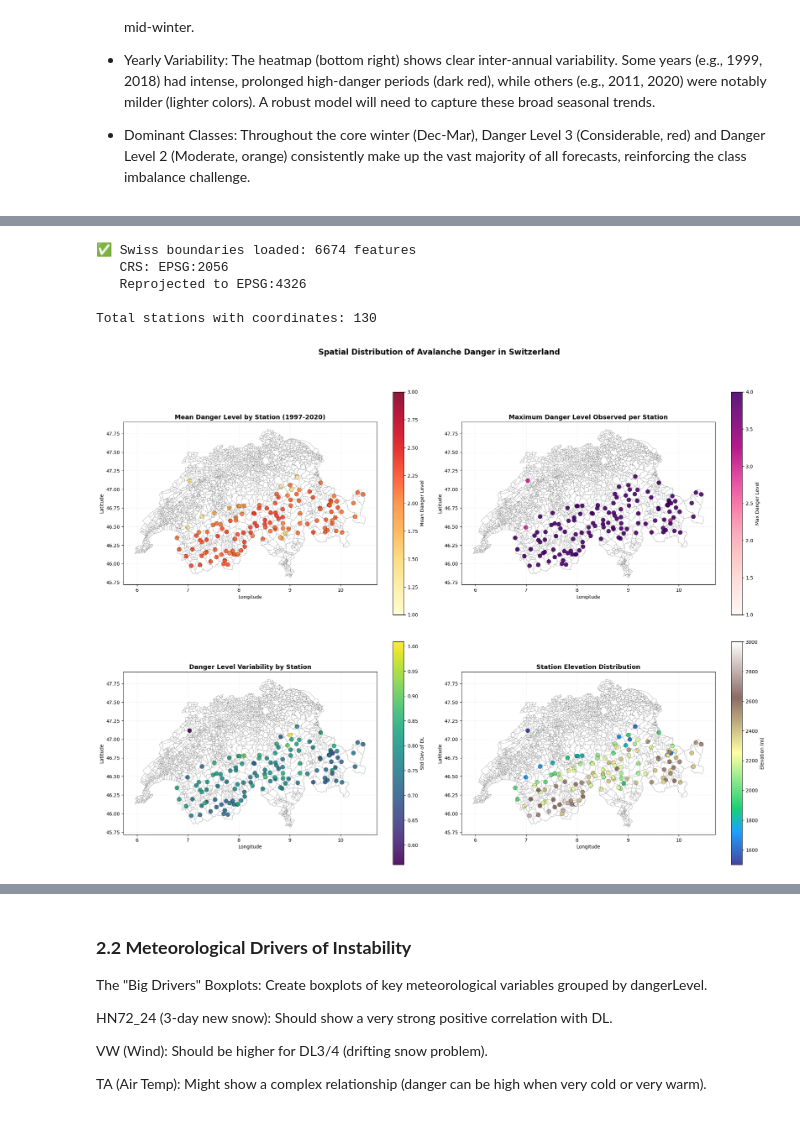
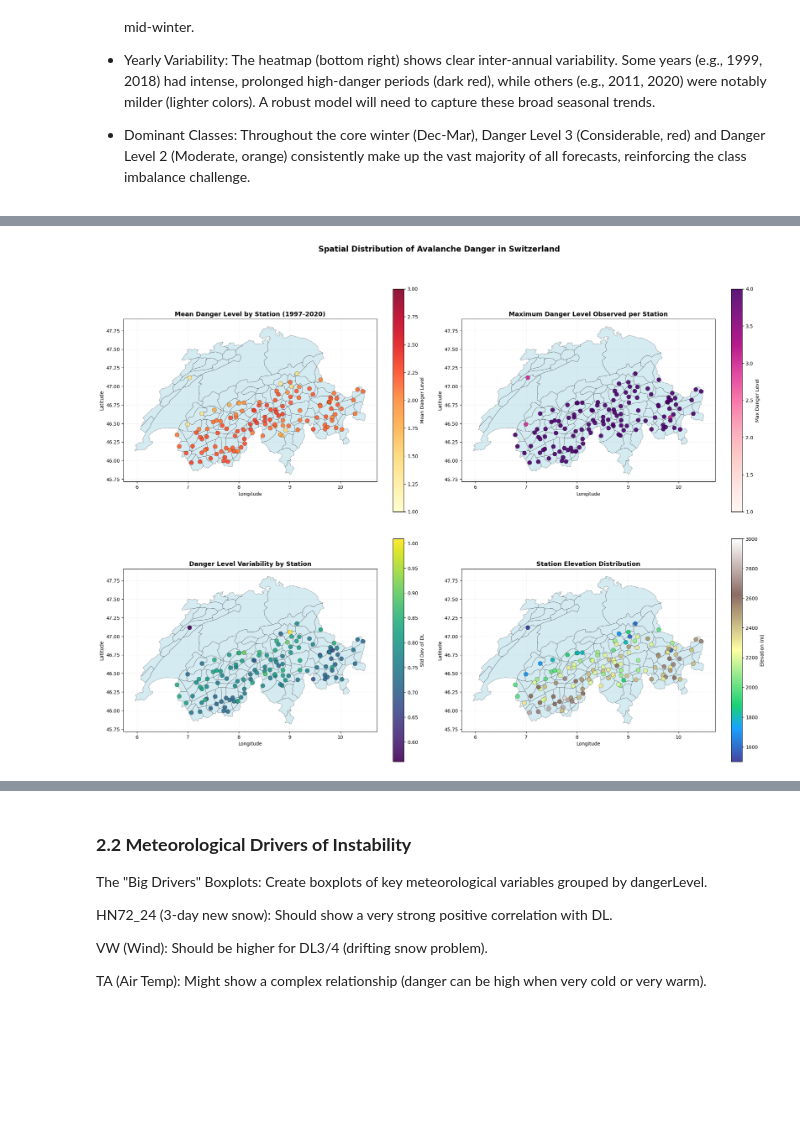
Before and after one commit to FPfenniger/AvalancheRiskProject, a Jupyter notebook: 2_EDA.ipynb, the cells around one changed output, grey strips where cells are left out. Saved outputs shown, nothing was run; the diff lists cells and outputs as text; code cells hidden in the pictures; blank space fills up the shorter version.

```diff
--- a/2_EDA.ipynb
+++ b/2_EDA.ipynb
@@ -229,25 +148,5 @@ Coordinate bounds:
 # %%
-# Spatial Distribution of Danger Levels
-
-import warnings
-warnings.filterwarnings('ignore')
-
-# Load Swiss boundaries
-try:
-    swiss_bounds = gpd.read_file('data/swissboundaries.gpkg')
-    print(f"✅ Swiss boundaries loaded: {len(swiss_bounds)} features")
-    print(f"   CRS: {swiss_bounds.crs}")
-
-    # Ensure it's in WGS84 for compatibility with lat/lon
-    if swiss_bounds.crs != 'EPSG:4326':
-        swiss_bounds = swiss_bounds.to_crs('EPSG:4326')
-        print("   Reprojected to EPSG:4326")
-except Exception as e:
-    print(f"⚠️ Could not load Swiss boundaries: {e}")
-    print("   Maps will display without background")
-    swiss_bounds = None
-
-# Create station statistics
+# Station statistics
 station_stats = imis_df.groupby('station_code').agg({
     'dangerLevel': ['mean', 'std', 'max', 'count'],
     'lon': 'first',
@@ -256,24 +155,17 @@ station_stats = imis_df.groupby('station_code').agg({
     'warnreg': 'first'
 }).reset_index()
 
-# Flatten column names
 station_stats.columns = ['station_code', 'mean_DL', 'std_DL', 'max_DL', 'n_obs',
                           'lon', 'lat', 'elevation', 'warnreg']
 
-# Remove any stations with missing coordinates
-station_stats = station_stats.dropna(subset=['lon', 'lat'])
-
-print(f"\nTotal stations with coordinates: {len(station_stats)}")
-
-# === SPATIAL VISUALIZATIONS WITH MAP ===
+# Spatial Distribution of Danger Levels
 fig, axes = plt.subplots(2, 2, figsize=(20, 16))
 fig.suptitle('Spatial Distribution of Avalanche Danger in Switzerland',
              fontsize=16, fontweight='bold', y=0.995)
 
-# 1a. Mean Danger Level by Station
+# 1. Mean Danger Level by Station
 ax1 = axes[0, 0]
-if swiss_bounds is not None:
-    swiss_bounds.plot(ax=ax1, color='black', edgecolor='white', linewidth=0.5, alpha=0.4)
+slf_bounds.plot(ax=ax1, color='lightblue', edgecolor='black', linewidth=0.5, alpha=0.5)
 scatter1 = ax1.scatter(
     station_stats.lon, station_stats.lat,
     c=station_stats.mean_DL, cmap='YlOrRd',
@@ -286,10 +178,9 @@ ax1.set_xlabel('Longitude')
 ax1.set_ylabel('Latitude')
 ax1.grid(True, alpha=0.2, linestyle='--')
 
-# 1b. Maximum Danger Level by Station
+# 2. Maximum Danger Level by Station
 ax2 = axes[0, 1]
-if swiss_bounds is not None:
-    swiss_bounds.plot(ax=ax2, color='black', edgecolor='white', linewidth=0.5, alpha=0.4)
+slf_bounds.plot(ax=ax2, color='lightblue', edgecolor='black', linewidth=0.5, alpha=0.5)
 scatter2 = ax2.scatter(
     station_stats.lon, station_stats.lat,
     c=station_stats.max_DL, cmap='RdPu',
@@ -302,44 +193,37 @@ ax2.set_xlabel('Longitude')
 ax2.set_ylabel('Latitude')
 ax2.grid(True, alpha=0.2, linestyle='--')
 
-# 1c. Danger Level Variability (Std Dev)
+# 3. Danger Level Variability
 ax3 = axes[1, 0]
-if swiss_bounds is not None:
-    swiss_bounds.plot(ax=ax3, color='black', edgecolor='white', linewidth=0.5, alpha=0.4)
+slf_bounds.plot(ax=ax3, color='lightblue', edgecolor='black', linewidth=0.5, alpha=0.5)
 scatter3 = ax3.scatter(
     station_stats.lon, station_stats.lat,
     c=station_stats.std_DL, cmap='viridis',
     s=80, edgecolor='black', linewidth=0.3, alpha=0.9
 )
 plt.colorbar(scatter3, ax=ax3, shrink=0.8, label='Std Dev of DL')
 ax3.set_title('Danger Level Variability by Station', fontsize=13, fontweight='bold')
 ax3.set_xlabel('Longitude')
 ax3.set_ylabel('Latitude')
 ax3.grid(True, alpha=0.2, linestyle='--')
 
-# 1d. Elevation-Coded Stations
+# 4. Elevation-Coded Stations
 ax4 = axes[1, 1]
-if swiss_bounds is not None:
-    swiss_bounds.plot(ax=ax4, color='black', edgecolor='white', linewidth=0.5, alpha=0.4)
+slf_bounds.plot(ax=ax4, color='lightblue', edgecolor='black', linewidth=0.5, alpha=0.5)
 scatter4 = ax4.scatter(
     station_stats.lon, station_stats.lat,
     c=station_stats.elevation, cmap='terrain',
     s=80, edgecolor='black', linewidth=0.3, alpha=0.9
 )
 plt.colorbar(scatter4, ax=ax4, shrink=0.8, label='Elevation (m)')
 ax4.set_title('Station Elevation Distribution', fontsize=13, fontweight='bold')
 ax4.set_xlabel('Longitude')
 ax4.set_ylabel('Latitude')
 ax4.grid(True, alpha=0.2, linestyle='--')
 
 plt.tight_layout()
 plt.show()
 
 # ...existing code for regional analysis...
 # %% [output]
-✅ Swiss boundaries loaded: 6674 features
-   CRS: EPSG:2056
-   Reprojected to EPSG:4326
-
-Total stations with coordinates: 130
-[figure, old version]
+[figure, new version]
```
Also changed, not shown: parts of 9 cells of this notebook.
